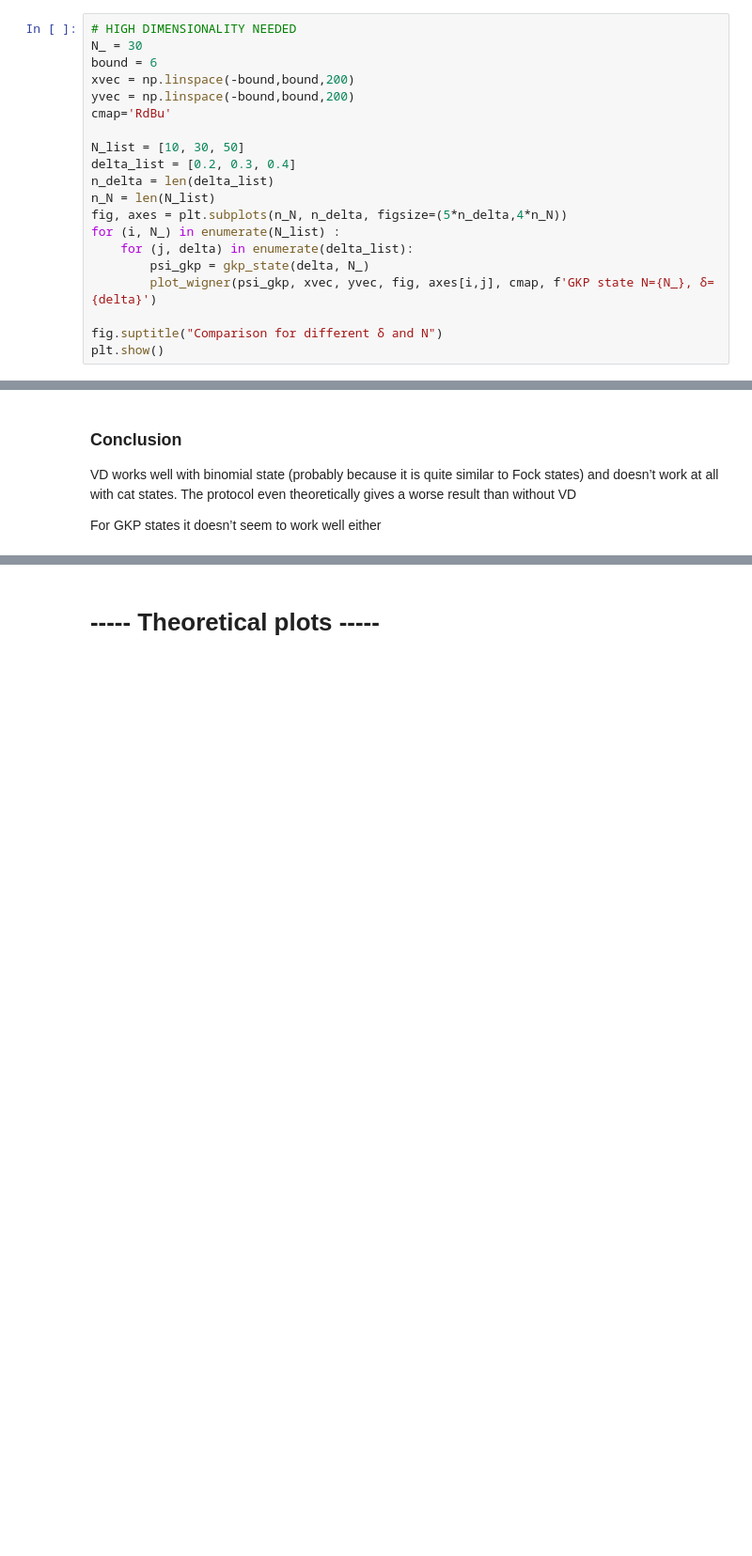
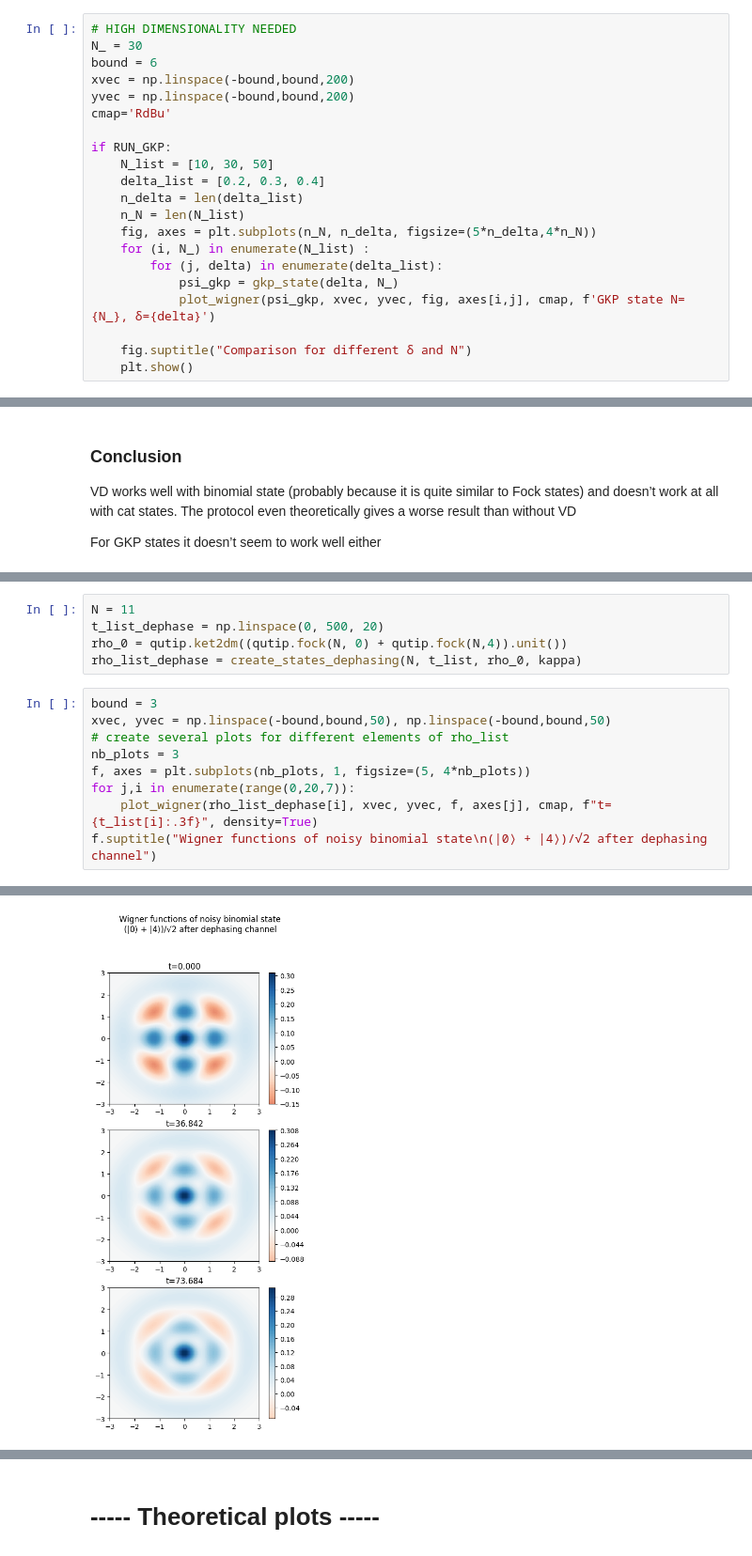
Before and after one commit to lfinocchiaro/virtual-distillation, a Jupyter notebook: virtual_distillation.ipynb, the cells around one changed output, grey strips where cells are left out. Shown at 94% size. Drawn from its saved outputs; the diff is of its cells as text; blank space fills up the shorter version.

```diff
--- a/virtual_distillation.ipynb
+++ b/virtual_distillation.ipynb
@@ -194,15 +210,16 @@ xvec = np.linspace(-bound,bound,200)
 yvec = np.linspace(-bound,bound,200)
 cmap='RdBu'
 
-N_list = [10, 30, 50]
-delta_list = [0.2, 0.3, 0.4]
-n_delta = len(delta_list)
-n_N = len(N_list)
-fig, axes = plt.subplots(n_N, n_delta, figsize=(5*n_delta,4*n_N))
-for (i, N_) in enumerate(N_list) :
-    for (j, delta) in enumerate(delta_list):
-        psi_gkp = gkp_state(delta, N_)
-        plot_wigner(psi_gkp, xvec, yvec, fig, axes[i,j], cmap, f'GKP state N={N_}, δ={delta}')
+if RUN_GKP:
+    N_list = [10, 30, 50]
+    delta_list = [0.2, 0.3, 0.4]
+    n_delta = len(delta_list)
+    n_N = len(N_list)
+    fig, axes = plt.subplots(n_N, n_delta, figsize=(5*n_delta,4*n_N))
+    for (i, N_) in enumerate(N_list) :
+        for (j, delta) in enumerate(delta_list):
+            psi_gkp = gkp_state(delta, N_)
+            plot_wigner(psi_gkp, xvec, yvec, fig, axes[i,j], cmap, f'GKP state N={N_}, δ={delta}')
 
-fig.suptitle("Comparison for different δ and N")
-plt.show()
+    fig.suptitle("Comparison for different δ and N")
+    plt.show()
@@ -257,0 +280,15 @@ For GKP states it doesn’t seem to work well either
+# %%
+N = 11
+t_list_dephase = np.linspace(0, 500, 20)
+rho_0 = qutip.ket2dm((qutip.fock(N, 0) + qutip.fock(N,4)).unit())
+rho_list_dephase = create_states_dephasing(N, t_list, rho_0, kappa)
+# %%
+bound = 3
+xvec, yvec = np.linspace(-bound,bound,50), np.linspace(-bound,bound,50)
+# create several plots for different elements of rho_list
+nb_plots = 3
+f, axes = plt.subplots(nb_plots, 1, figsize=(5, 4*nb_plots))
+for j,i in enumerate(range(0,20,7)):
+    plot_wigner(rho_list_dephase[i], xvec, yvec, f, axes[j], cmap, f"t={t_list[i]:.3f}", density=True)
+f.suptitle("Wigner functions of noisy binomial state\n(|0⟩ + |4⟩)/√2 after dephasing channel")
+# %% [output]
@@ -257,0 +296 @@ For GKP states it doesn’t seem to work well either
+[figure, added]
```
Also changed, not shown: parts of 29 cells of this notebook, 2 other files.
